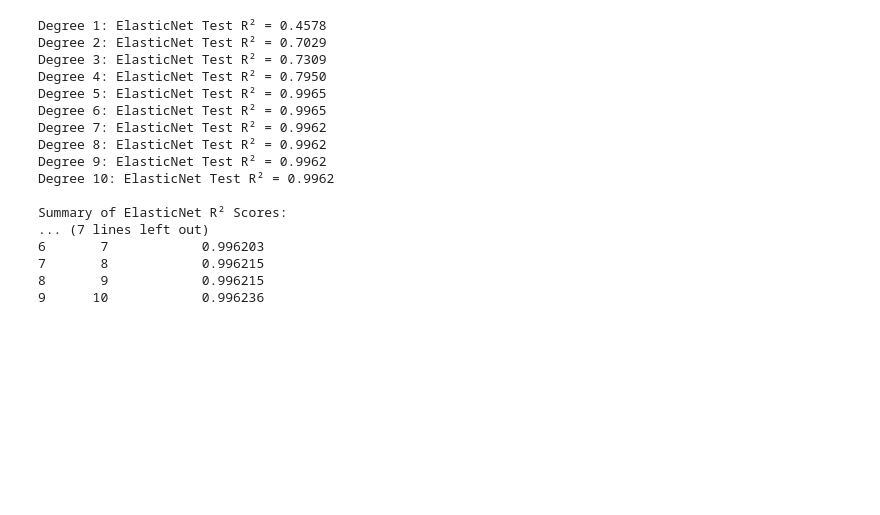
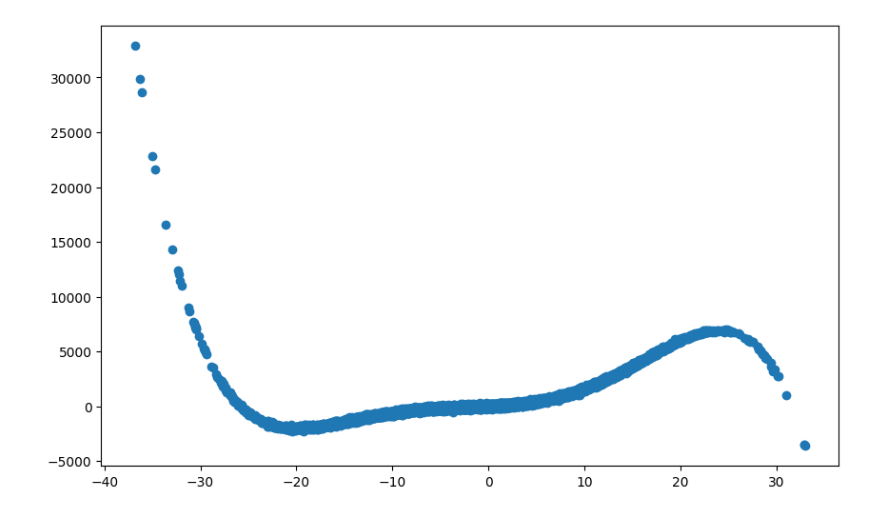
Before and after one commit to SharansCodeSpace/ML-Lab, a Jupyter notebook: Assignment08/23520011 Assignment08.ipynb, the cells around one changed output. Cells and saved outputs as stored; diff of their text form; code cells hidden in the pictures; blank space fills up the shorter version.

```diff
--- a/Assignment08/23520011 Assignment08.ipynb
+++ b/Assignment08/23520011 Assignment08.ipynb
@@ -25 +54,8 @@ train_data , test_data = train_test_split(df , test_size = 0.2,random_state = 42
+# %%
+from sklearn.model_selection import train_test_split
+
+X = df['x']
+y = df['y']
+
+X_train, X_test, y_train, y_test = train_test_split(X, y, test_size=0.2, random_state=42)
 # %%
@@ -253,63 +88,7 @@ Summary of R² scores:
-# %%
-from sklearn.linear_model import ElasticNetCV
-from sklearn.pipeline import make_pipeline
-from sklearn.preprocessing import PolynomialFeatures, StandardScaler
-from sklearn.metrics import r2_score
-
-# Convert DataFrame to NumPy arrays (to avoid feature names warning)
-X_train = train_data[['x']].to_numpy()
-y_train = train_data['y'].to_numpy()
-X_test = test_data[['x']].to_numpy()
-y_test = test_data['y'].to_numpy()
-
-# Store results
-enet_results = []
-
-for degree in range(1, 11):
-    # Create pipeline with PolynomialFeatures, StandardScaler, and ElasticNetCV
-    model = make_pipeline(
-        PolynomialFeatures(degree=degree, include_bias=False),
-        StandardScaler(),
-        ElasticNetCV(
-            cv=10,
-            max_iter=10000,  # Fixes convergence warning
-            l1_ratio=[.1, .5, .7, .9, .95, .99, 1],  # Mix of L1 & L2
-            random_state=42
-        )
-    )
-
-    # Train model on training data
-    model.fit(X_train, y_train)
-
-    # Predict on test data
-    y_pred = model.predict(X_test)
-
-    # Calculate R² score
-    r2 = r2_score(y_test, y_pred)
-
-    # Store results
-    enet_results.append((degree, r2))
-    print(f"Degree {degree}: ElasticNet Test R² = {r2:.4f}")
-
-# Create DataFrame for results
-enet_df = pd.DataFrame(enet_results, columns=["Degree", "ElasticNet_Test_R2"])
-print("\nSummary of ElasticNet R² Scores:")
-print(enet_df)
-# %% [output]
-Degree 1: ElasticNet Test R² = 0.4578
-Degree 2: ElasticNet Test R² = 0.7029
-Degree 3: ElasticNet Test R² = 0.7309
-Degree 4: ElasticNet Test R² = 0.7950
-Degree 5: ElasticNet Test R² = 0.9965
-Degree 6: ElasticNet Test R² = 0.9965
-Degree 7: ElasticNet Test R² = 0.9962
-Degree 8: ElasticNet Test R² = 0.9962
-Degree 9: ElasticNet Test R² = 0.9962
-Degree 10: ElasticNet Test R² = 0.9962
-
-Summary of ElasticNet R² Scores:
-... (7 lines left out)
-6       7            0.996203
-7       8            0.996215
-8       9            0.996215
-9      10            0.996236
+# %%
+# Create a scatter plot showing how y is predicted by x
+plt.figure(figsize=(10, 6))
+plt.scatter(X, y, label='Actual Data')
+plt.show()
+# %% [output]
+[figure, added]
```
Also changed, not shown: parts of 19 cells of this notebook, 16 other files.
